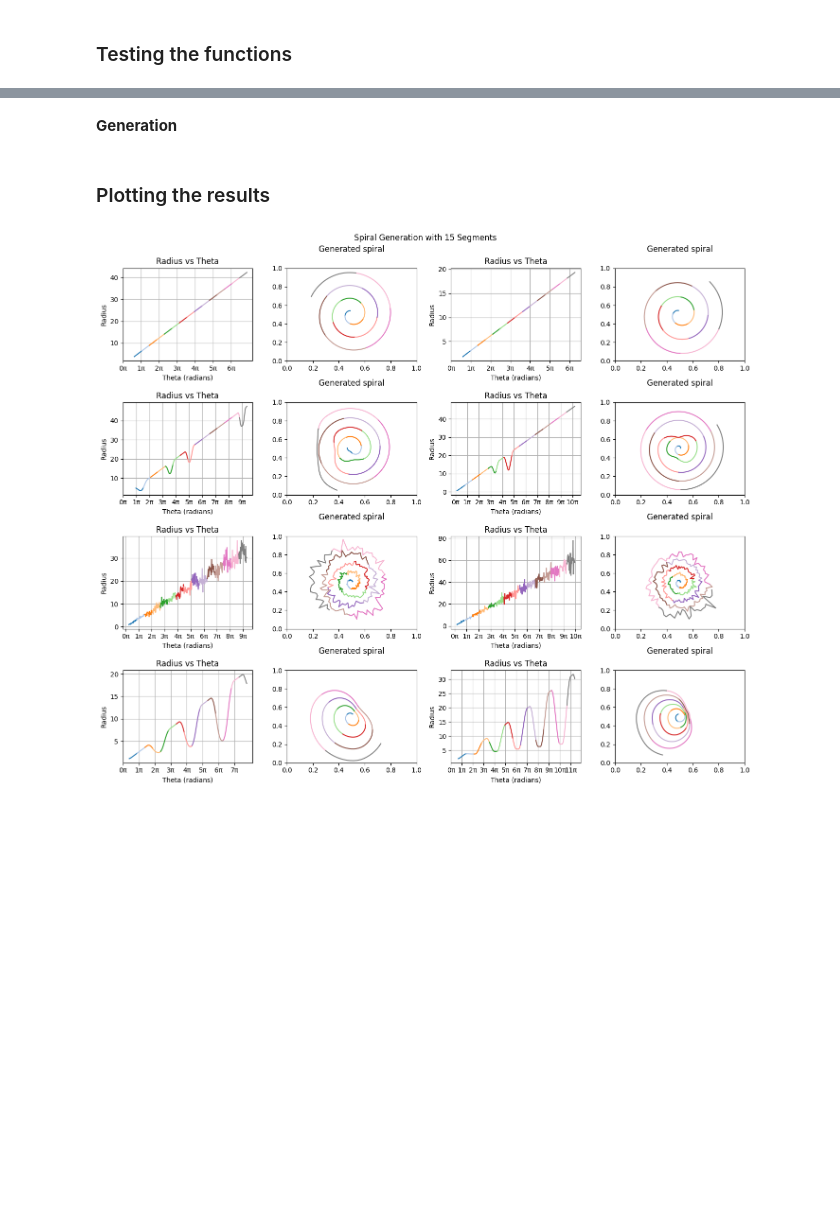
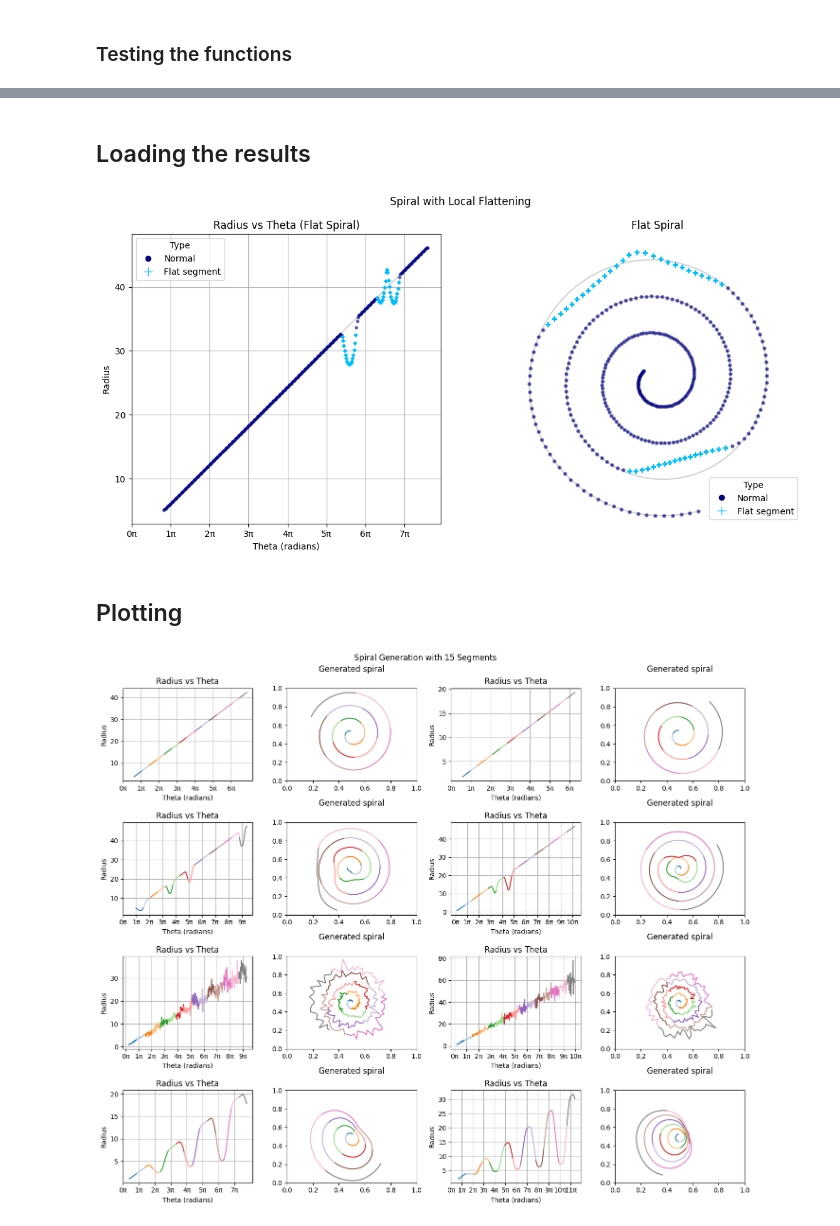
Before and after one commit to TheLegend442/drawing_spirals, a Jupyter notebook: synthetic_data2.ipynb, the cells around one changed output, grey strips where cells are left out. Cells and saved outputs as stored; diff of their text form; code cells hidden in the pictures; blank space fills up the shorter version.

Commit message:
Flat segments correction

```diff
--- a/synthetic_data2.ipynb
+++ b/synthetic_data2.ipynb
@@ -801,8 +800,9 @@ def plot_flat(spiral_dict):
 
     # Legend
     legend_elements = [
-        Line2D([0], [0], marker='_', linestyle='None', color='deepskyblue',
-               markersize=10, label='flat'),
+        Line2D([0], [0], marker='o', linestyle='None', color='navy', label='Normal'),
+        Line2D([0], [0], marker='+', linestyle='None', color='deepskyblue',
+               markersize=10, label='Flat segment'),
     ]
     ax1.legend(handles=legend_elements, title="Type", loc="best")
 
@@ -842,6 +842,8 @@ def plot_flat(spiral_dict):
     # Hide everything except points
     for spine in ax2.spines.values():
         spine.set_visible(False)
+
+    ax2.legend(handles=legend_elements, title="Type", loc="best")
     ax2.set_xticklabels([])
     ax2.set_yticklabels([])
     ax2.axis('off')
@@ -1384,2 +1015,19 @@ plot_segmented_spiral(
+# %% [markdown]
+## Loading the results
+# %%
+data = np.load("normal/flat_0.npz")
+spiral_dict = {
+    "theta": data["theta"],
+    "r": data["r"],
+    "type_labels": data["type_labels"],
+    "tightness_severity": data["tightness_severity"],
+    "params": data["params"]
+}
+
+#plot_tight(spiral_dict)
+plot_flat(spiral_dict)
+plt.show()
+# %% [output]
+[figure, added]
 # %% [markdown]
-**Generation**
+## Plotting
@@ -1426,5 +1034,3 @@ while sample_idx < N_SAMPLES:
-# %% [markdown]
-### Plotting the results
 # %%
 directory = "syn_data/"
 sub_directories = ["archimedes/", "flat/", "spiky/", "tight/"]
```
Also changed, not shown: parts of 14 cells of this notebook, 4 other files.
